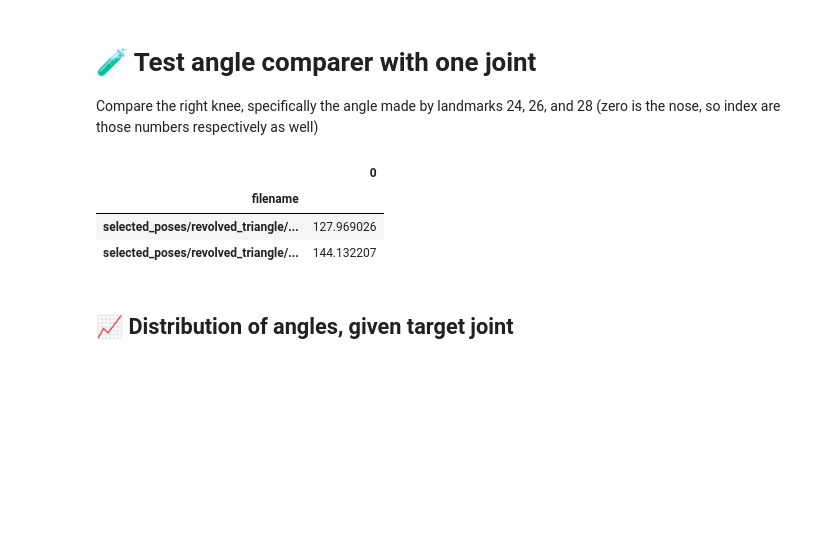
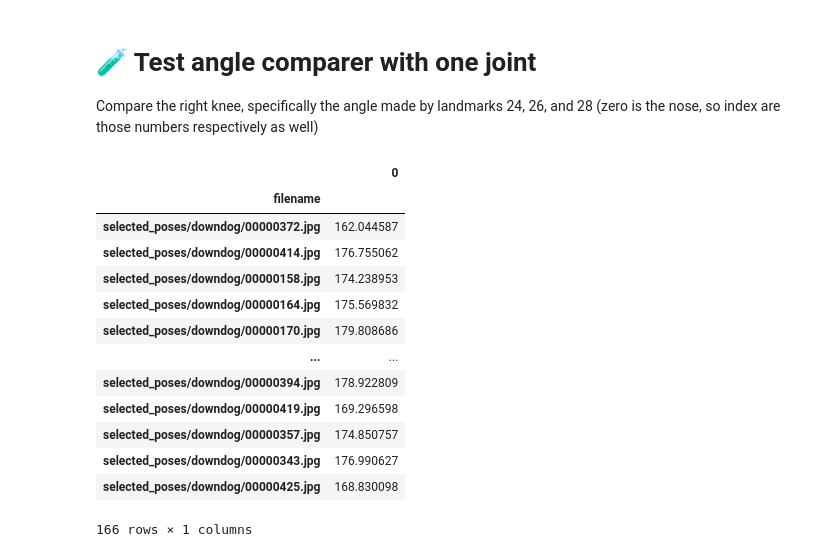
Before and after one commit to masaki-norton/yoga-pose-detector, a Jupyter notebook: angle_comparer.ipynb, the cells around one changed output. Drawn from its saved outputs; the diff is of its cells as text; code cells hidden in the pictures; blank space fills up the shorter version.

Commit message:
angle comparer notebook complete

```diff
--- a/angle_comparer.ipynb
+++ b/angle_comparer.ipynb
@@ -60,7 +60,7 @@ Image(filename=file_name)
 # 🧪 Test angle comparer with one joint
 Compare the right knee, specifically the angle made by landmarks 24, 26, and 28 (zero is the nose, so index are those numbers respectively as well)
 # %%
-pose_specific = df.query("pose == 'revolved_triangle'")
+pose_specific = df.query("pose == 'downdog'")
 wants = ['kp24_x', 'kp24_y', 'kp26_x', 'kp26_y', 'kp28_x', 'kp28_y',]
 df_RLeg = pose_specific[wants].copy()
 # %%
@@ -88,11 +88,19 @@ for n in range(0,df_RLeg.shape[0]):
     angles.append(angle_degrees)
 # %%
 ang = pd.DataFrame(angles).set_index(pose_specific["filename"]).drop_duplicates()
-ang.sort_values(by=0).head(2)
+ang
 # %% [output]
 |  | 0 |
 | filename |  |
-| selected_poses/revolved_triangle/... | 127.969026 |
-| selected_poses/revolved_triangle/... | 144.132207 |
+| selected_poses/downdog/00000372.jpg | 162.044587 |
+| selected_poses/downdog/00000414.jpg | 176.755062 |
+| selected_poses/downdog/00000158.jpg | 174.238953 |
+| selected_poses/downdog/00000164.jpg | 175.569832 |
+| selected_poses/downdog/00000170.jpg | 179.808686 |
+| ... | ... |
+| selected_poses/downdog/00000394.jpg | 178.922809 |
+| selected_poses/downdog/00000419.jpg | 169.296598 |
+| selected_poses/downdog/00000357.jpg | 174.850757 |
+| selected_poses/downdog/00000343.jpg | 176.990627 |
+| selected_poses/downdog/00000425.jpg | 168.830098 |
+166 rows × 1 columns
-# %% [markdown]
-## 📈 Distribution of angles, given target joint
```
Also changed, not shown: parts of 10 cells of this notebook.
